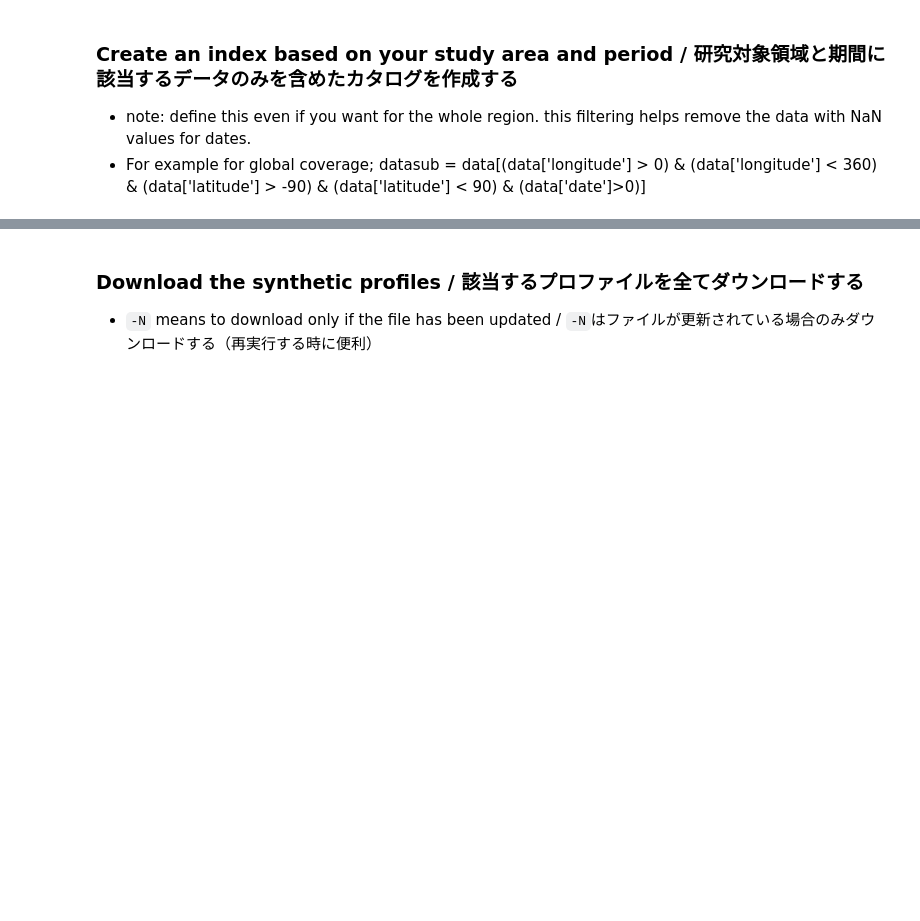
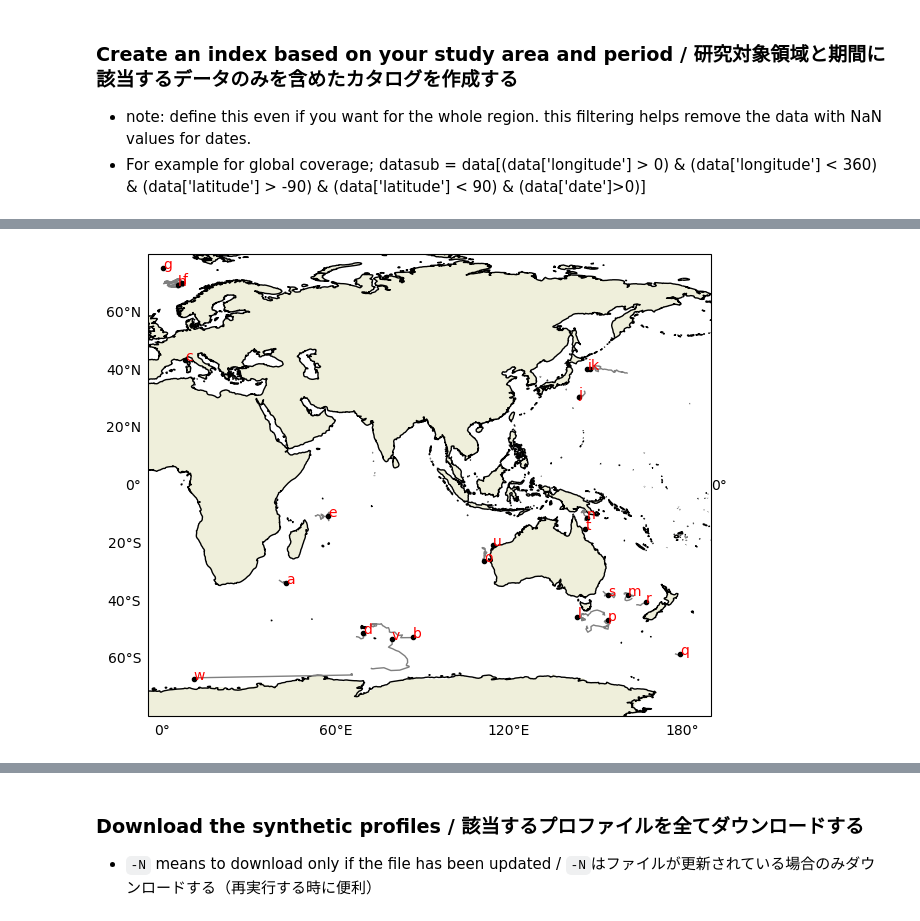
Before and after one commit to hakaseh/echoes-ss2024, a Jupyter notebook: download-argo.ipynb, the cells around one changed output, grey strips where cells are left out. Cells and saved outputs as stored; diff of their text form; code cells hidden in the pictures; blank space fills up the shorter version.

```diff
--- a/download-argo.ipynb
+++ b/download-argo.ipynb
@@ -89,0 +92,85 @@ len(datasub)
+# %%
+abcs = 'abcdefghijklmnopqrstuvwxyz'
+fig = plt.figure(figsize=(8,6))
+fig2 = plt.figure(figsize=(10,5))
+ax2 = fig2.add_subplot(1,1,1)
+
+ax1 = fig.add_subplot(1,1,1,projection= ccrs.PlateCarree(central_longitude=90))
+ax1.add_feature(cft.LAND)
+ax1.coastlines(resolution='50m')
+ax1.set_extent([-5, 190, -80, 80], crs=ccrs.PlateCarree())
+gl = ax1.gridlines(draw_labels=True, dms=True, x_inline=False, y_inline=False,color = "None")
+gl.top_labels=False
+gl.right_labels=False
+
+floatid_cur = 0
+floatnum = []
+floatsta = []
+floatend = []
+floatlon = []
+floatlat = []
+floatdate = []
+abci = 0
+#loop over each profile
+for i in range(datasub.shape[0]):
+    print('processing',i,'/',datasub.shape[0])
+
+    #float id: obtain from the file path split by slash (/) and grab the second index (after the first and second slashes)
+    floatid = datasub['file'].values[i].split('/')[1]
+    #in the first iteration, save the id and start date
+    if i == 0:
+        floatnum.append(floatid)
+        floatsta.append(datasub['date'].values[i])
+        floatlon.append(datasub['longitude'].values[i])
+        floatlat.append(datasub['latitude'].values[i])
+        floatdate.append(datetime.strptime(str(int(datasub['date'].values[i])),'%Y%m%d'))
+        floatstatus.append(datasub['file'].values[i].split('/')[-1][1])
+        floatid_cur = floatid
+    #for the rest of the iteration
+    else:
+        #accumulate lon,lat if still the same float
+        if floatid == floatid_cur:
+            floatlon.append(datasub['longitude'].values[i])
+            floatlat.append(datasub['latitude'].values[i])
+            floatdate.append(datetime.strptime(str(int(datasub['date'].values[i])),'%Y%m%d'))
+            floatstatus.append(datasub['file'].values[i].split('/')[-1][1])
+        #if it is a new float, plot the results of the previous float
+        else:
+            ax1.plot(floatlon,floatlat,color='tab:gray',transform=ccrs.PlateCarree(),zorder=3,lw=1)
+            ax1.scatter(floatlon[-1],floatlat[-1],color='k',marker='.',transform=ccrs.PlateCarree(),zorder=4,lw=1)
+            ax1.text(floatlon[-1],floatlat[-1],abcs[abci],color='r',transform=ccrs.PlateCarree(),zorder=5)
+            abci += 1
+            for k in range(np.size(floatdate)):
+                ax2.scatter(floatdate[k],np.size(floatnum)-1,color='k',marker='|')
+            floatlon = []
+            floatlat = []
+            floatdate = []
+            floatstatus = []
+            floatend.append(datasub['date'].values[i-1])
+            floatsta.append(datasub['date'].values[i])
+            floatid_cur = floatid
+            floatnum.append(floatid)
+            floatlon.append(datasub['longitude'].values[i])
+            floatlat.append(datasub['latitude'].values[i])
+            floatdate.append(datetime.strptime(str(int(datasub['date'].values[i])),'%Y%m%d'))
+            floatstatus.append(datasub['file'].values[i].split('/')[-1][1])
+
+#plot the remaining float
+ax1.plot(floatlon,floatlat,color='tab:gray',transform=ccrs.PlateCarree(),zorder=3,lw=1)
+ax1.scatter(floatlon[-1],floatlat[-1],color='k',marker='.',transform=ccrs.PlateCarree(),zorder=4,lw=1)
+ax1.text(floatlon[-1],floatlat[-1],abcs[abci],color='r',transform=ccrs.PlateCarree(),zorder=5)
+floatend.append(datasub['date'].values[i])
+for k in range(np.size(floatdate)):
+    ax2.scatter(floatdate[k],np.size(floatnum)-1,color='k',marker='|')
+
+fig.savefig('./map.png',dpi=300,bbox_inches='tight')
+print('number of floats:',np.size(floatnum))
+
+daimei = []
+for i in range(len(floatnum)):
+    daimei.append(floatnum[i]+abcs[i])
+ax2.set_yticks(range(np.size(floatnum)), daimei)
+ax2.set_xlim(datetime.strptime(str(date0),'%Y%m%d'),datetime.strptime(str(date1),'%Y%m%d'))
+ax2.set_ylabel('Float number')
+fig2.savefig('./timeline.png',dpi=300,bbox_inches='tight')
+# %% [output]
@@ -89,0 +194 @@ len(datasub)
+[figure, added]
```
Also changed, not shown: parts of 4 cells of this notebook.
